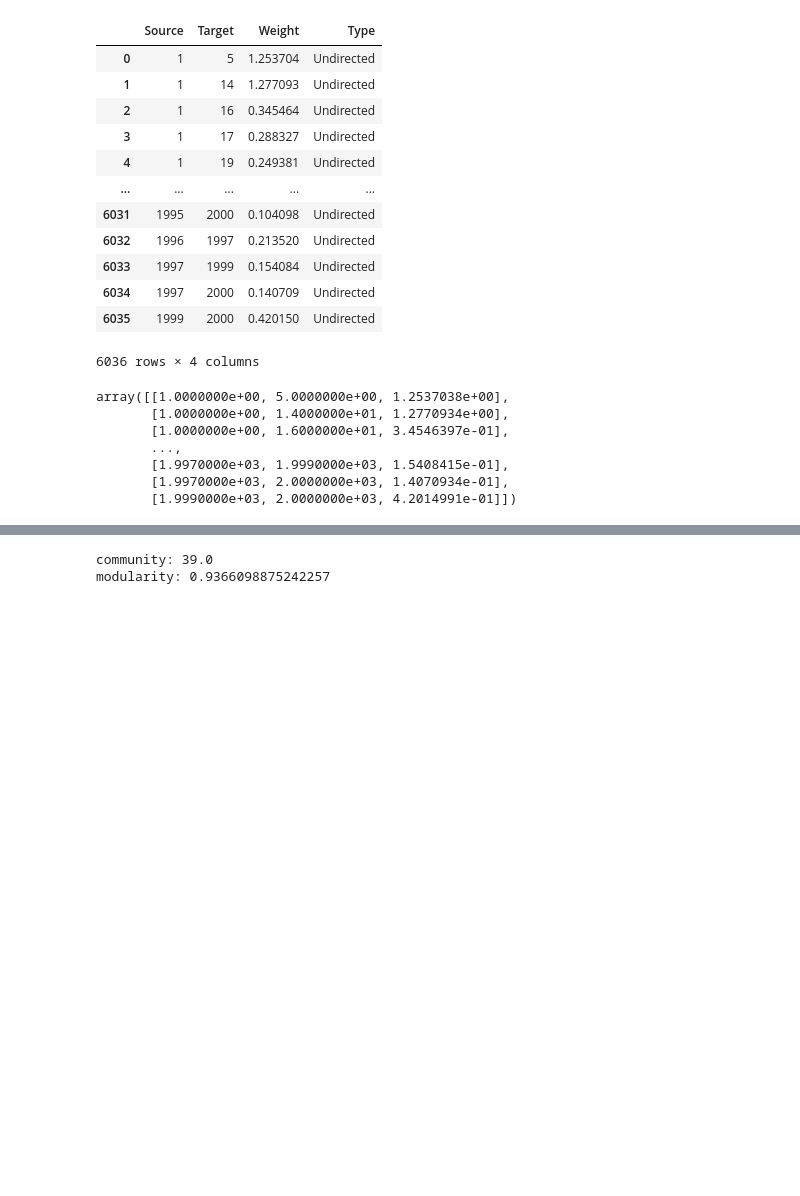
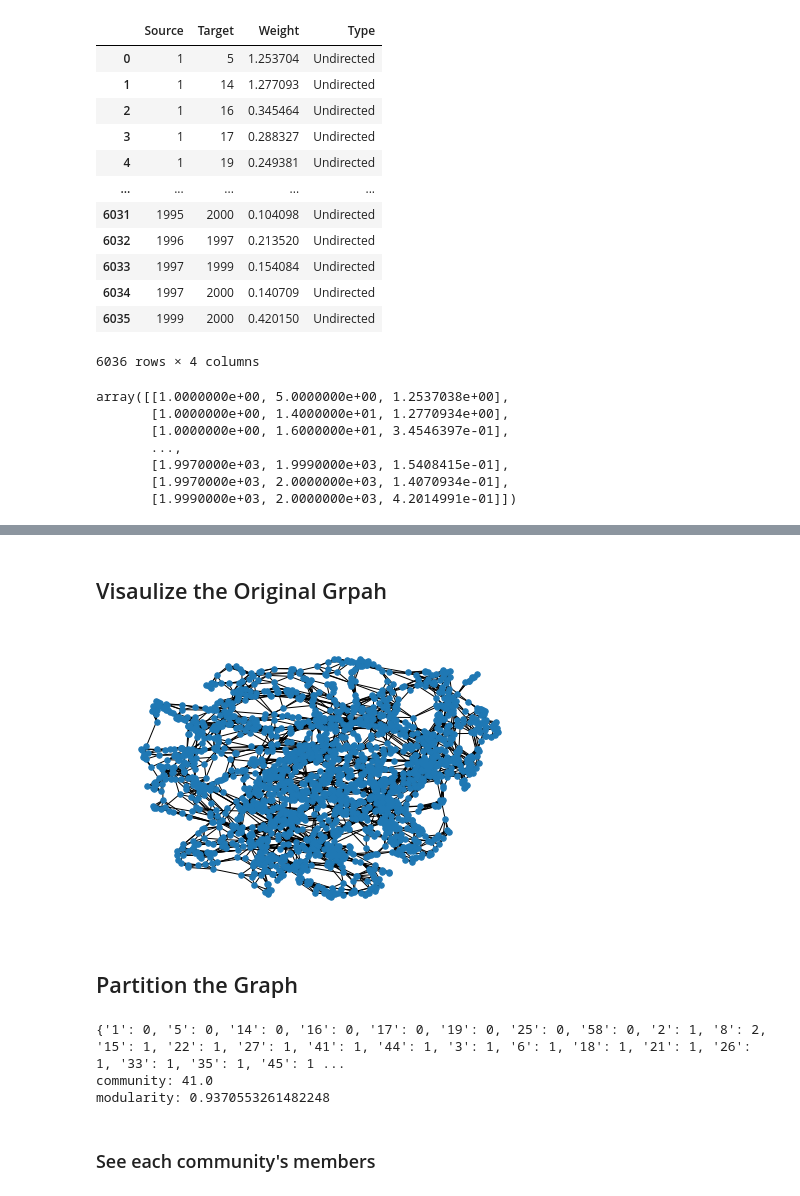
Before and after one commit to KJ-black/Machine-Learning-on-Material-Informatics, a Jupyter notebook: HW6_clustering/louvain_modularity_clustering_by_geodesic_distance.ipynb, the cells around one changed output, grey strips where cells are left out. Cells and saved outputs as stored; diff of their text form; code cells hidden in the pictures; blank space fills up the shorter version.

```diff
--- a/HW6_clustering/louvain_modularity_clustering_by_geodesic_distance.ipynb
+++ b/HW6_clustering/louvain_modularity_clustering_by_geodesic_distance.ipynb
@@ -60,10 +90,22 @@ for i in range(0, len(XYZ_E)):
     G.add_weighted_edges_from([(e)])
+# %% [markdown]
+## Visaulize the Original Grpah
+# %%
+nx.draw(G, node_size=30)
+# %% [output]
+[figure, added]
+# %% [markdown]
+## Partition the Graph
 # %%
 partition = community_louvain.best_partition(G)
+print(partition)
 size = float(len(set(partition.values())))
-print("community:", size)
+print("community:", size) # number of groups that was partitioned
 mod = community_louvain.modularity(partition,G)
 print("modularity:", mod)
 # %% [output]
-community: 39.0
-modularity: 0.9366098875242257
+{'1': 0, '5': 0, '14': 0, '16': 0, '17': 0, '19': 0, '25': 0, '58': 0, '2': 1, '8': 2, '15': 1, '22': 1, '27': 1, '41': 1, '44': 1, '3': 1, '6': 1, '18': 1, '21': 1, '26': 1, '33': 1, '35': 1, '45': 1 ...
+community: 41.0
+modularity: 0.9370553261482248
+# %% [markdown]
+### See each community's members
```
Also changed, not shown: parts of 14 cells of this notebook.
